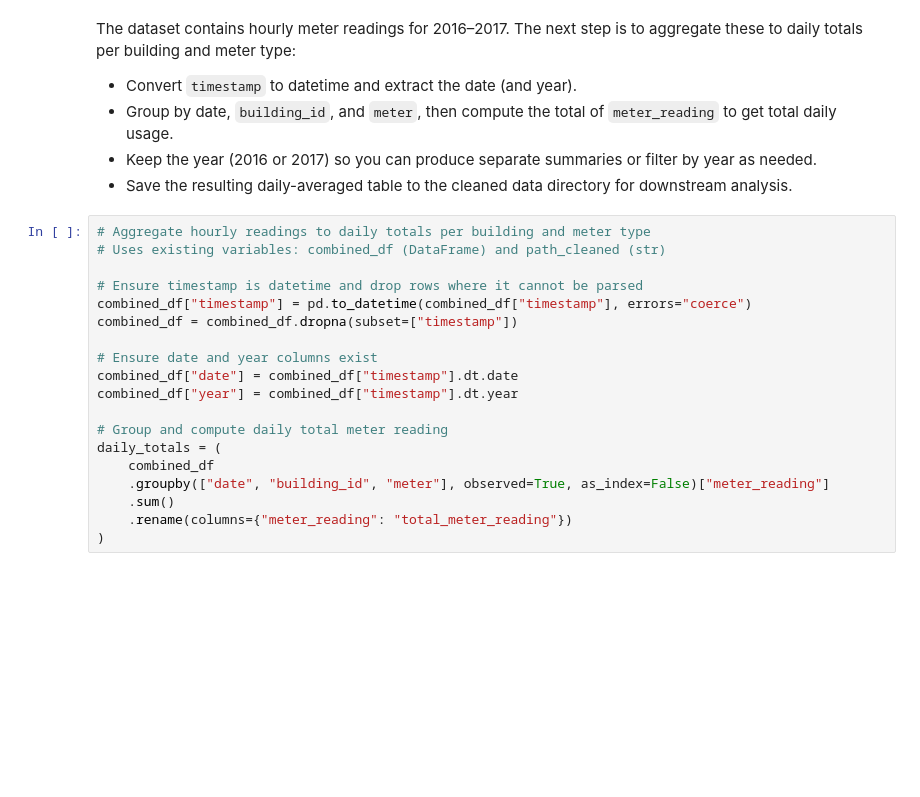
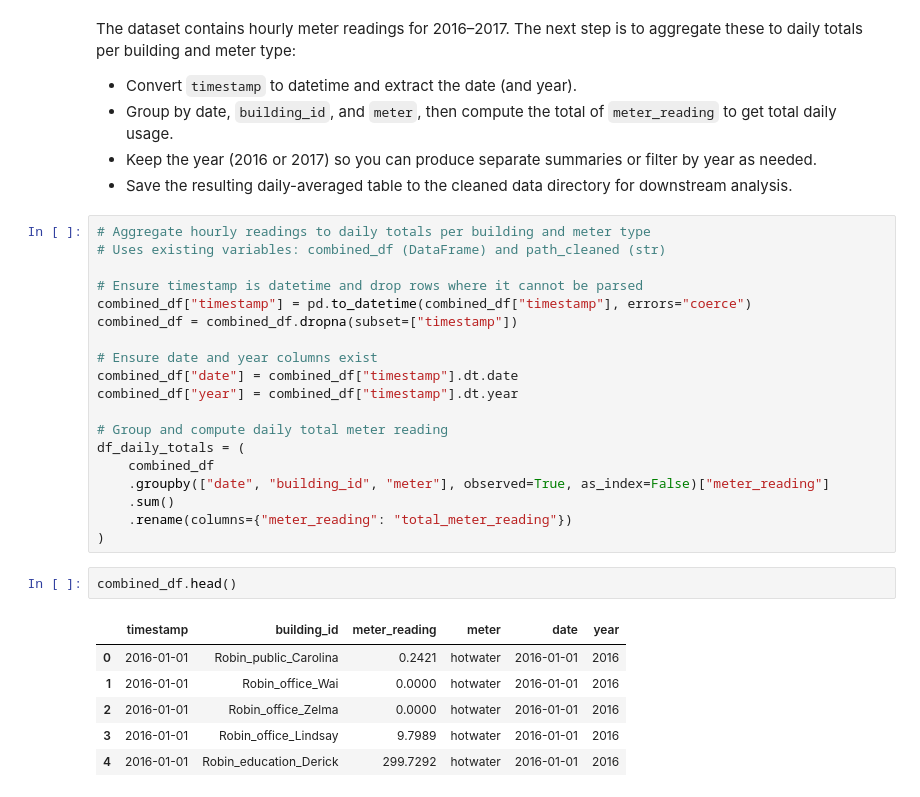
Before and after one commit to bsilke/calibration_regression, a Jupyter notebook: jupyter_notebooks/meter_data_preprocessing.ipynb, the cells around one changed output. Cells and saved outputs as stored; diff of their text form; blank space fills up the shorter version.

```diff
--- a/jupyter_notebooks/meter_data_preprocessing.ipynb
+++ b/jupyter_notebooks/meter_data_preprocessing.ipynb
@@ -183,9 +192,18 @@ combined_df["date"] = combined_df["timestamp"].dt.date
 combined_df["year"] = combined_df["timestamp"].dt.year
 
 # Group and compute daily total meter reading
-daily_totals = (
+df_daily_totals = (
     combined_df
     .groupby(["date", "building_id", "meter"], observed=True, as_index=False)["meter_reading"]
     .sum()
     .rename(columns={"meter_reading": "total_meter_reading"})
 )
+# %%
+combined_df.head()
+# %% [output]
+|  | timestamp | building_id | meter_reading | meter | date | year |
+| 0 | 2016-01-01 | Robin_public_Carolina | 0.2421 | hotwater | 2016-01-01 | 2016 |
+| 1 | 2016-01-01 | Robin_office_Wai | 0.0000 | hotwater | 2016-01-01 | 2016 |
+| 2 | 2016-01-01 | Robin_office_Zelma | 0.0000 | hotwater | 2016-01-01 | 2016 |
+| 3 | 2016-01-01 | Robin_office_Lindsay | 9.7989 | hotwater | 2016-01-01 | 2016 |
+| 4 | 2016-01-01 | Robin_education_Derick | 299.7292 | hotwater | 2016-01-01 | 2016 |
```
Also changed, not shown: parts of 13 cells of this notebook.
